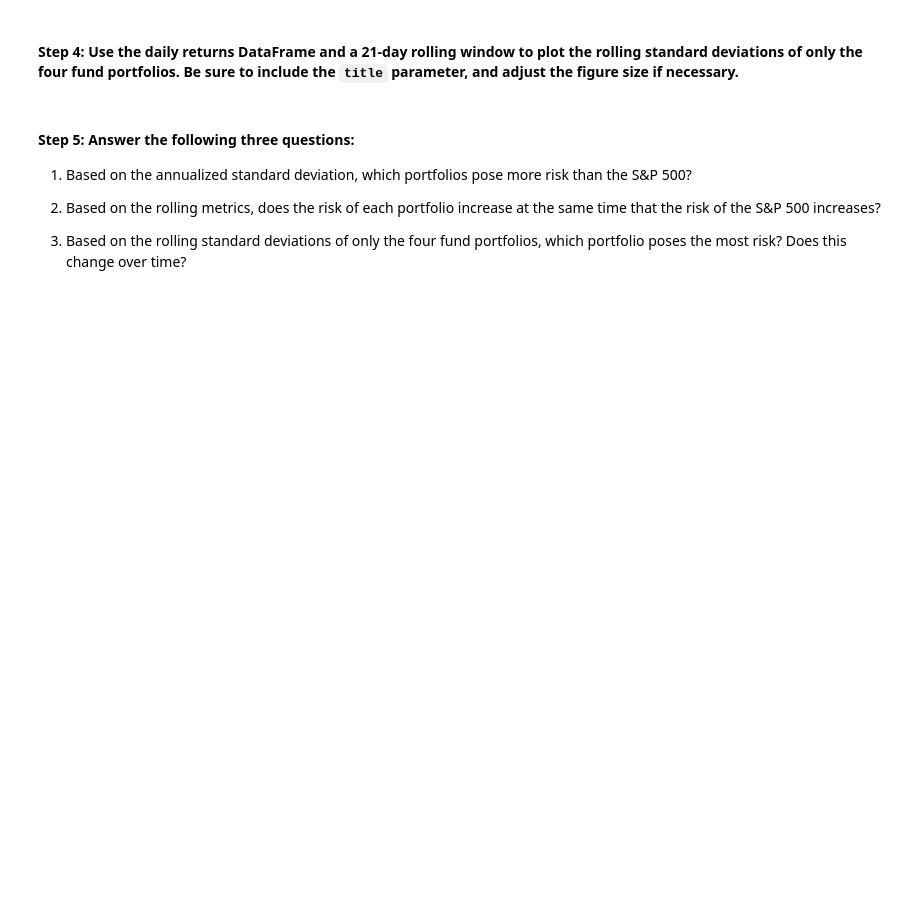
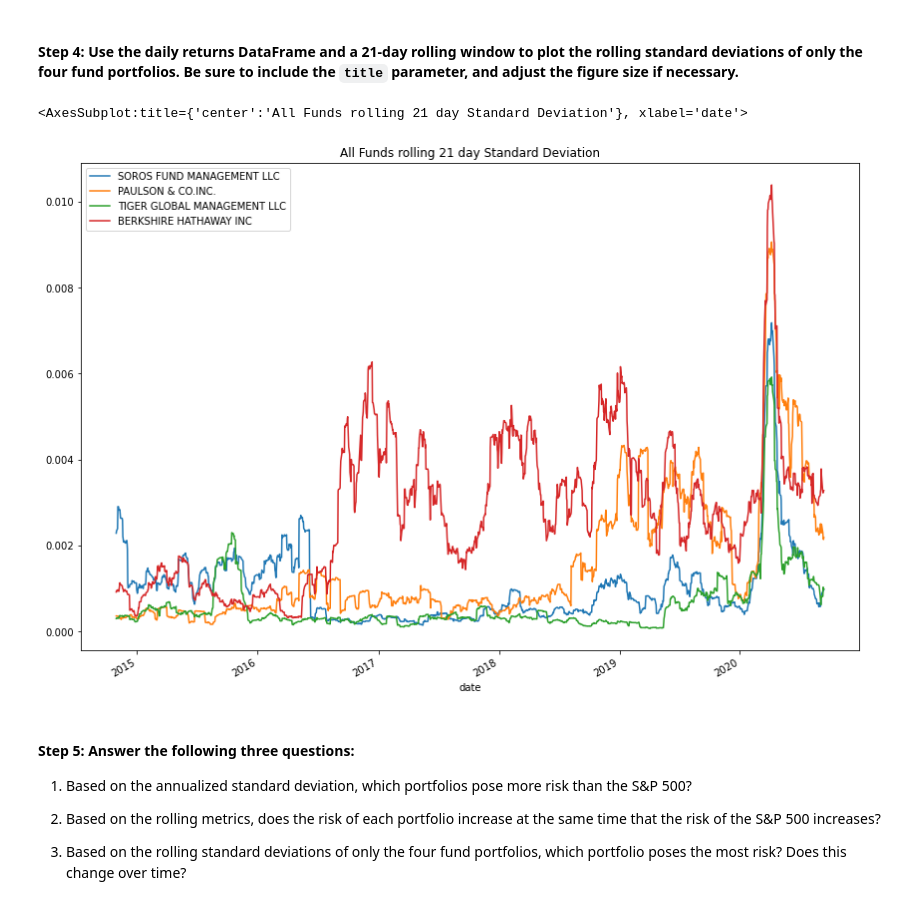
Before and after one commit to jblidell/Challenge_4, a Jupyter notebook: Starter_Code/risk_return_analysis.ipynb, the cells around one changed output. Cells and saved outputs as stored; diff of their text form; code cells hidden in the pictures; blank space fills up the shorter version.

```diff
--- a/Starter_Code/risk_return_analysis.ipynb
+++ b/Starter_Code/risk_return_analysis.ipynb
@@ -276,7 +299,10 @@ Evaluate the risk profile of each portfolio by using the standard deviation and
 # %%
 # Using the daily return data and a 21-day rolling window, plot the rolling standard deviation of just the 4 portfolios.
 # Include a title parameter and adjust the figure size
-# YOUR CODE HERE
+funds_df.rolling(window=21).std().plot(figsize=(14,10), title="All Funds rolling 21 day Standard Deviation")
+# %% [output]
+<AxesSubplot:title={'center':'All Funds rolling 21 day Standard Deviation'}, xlabel='date'>
+[figure, added]
 # %% [markdown]
 #### Step 5: Answer the following three questions:
 
```
Also changed, not shown: parts of 11 cells of this notebook, 1 other file.
